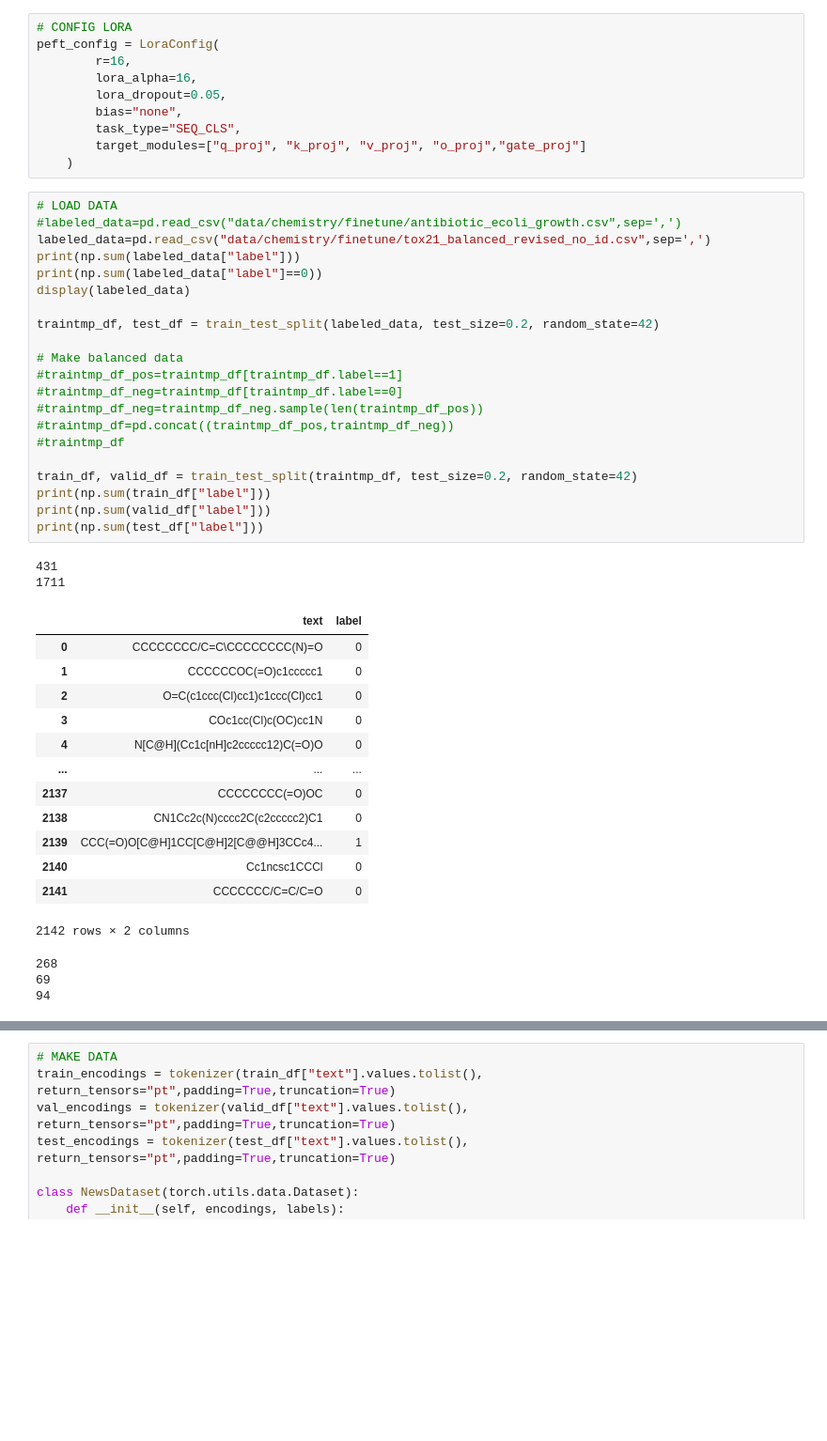
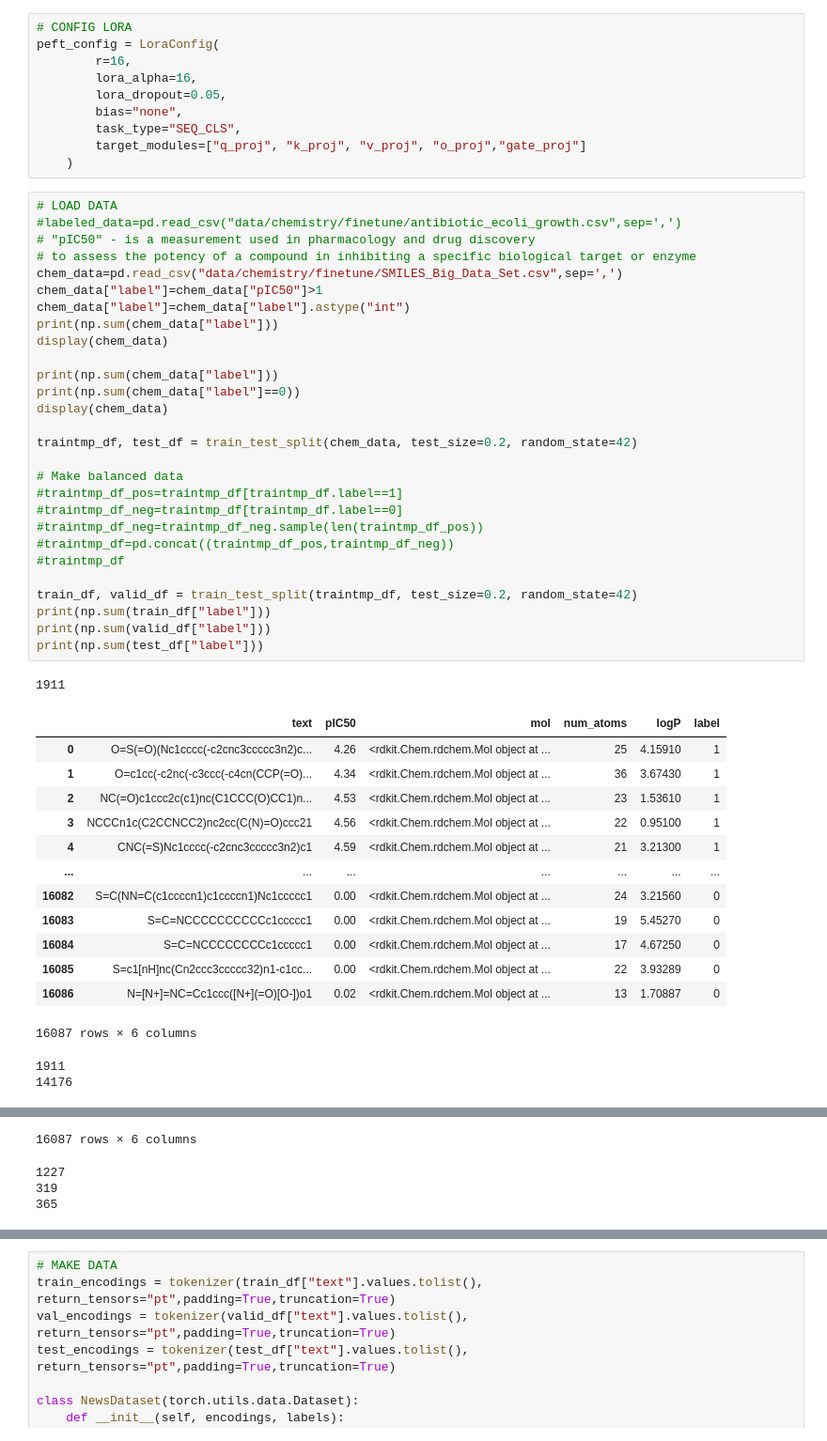
Before and after one commit to raphaelmourad/Mistral-chem, a Jupyter notebook: scriptPython/script_finetune_mistral_chem.ipynb, the cells around one changed output, grey strips where cells are left out. Shown: that part at 94% size. Saved outputs shown, nothing was run; the diff lists cells and outputs as text; blank space fills up the shorter version.

```diff
--- a/scriptPython/script_finetune_mistral_chem.ipynb
+++ b/scriptPython/script_finetune_mistral_chem.ipynb
@@ -180,40 +159,45 @@ peft_config = LoraConfig(
 # %%
 # LOAD DATA
 #labeled_data=pd.read_csv("data/chemistry/finetune/antibiotic_ecoli_growth.csv",sep=',')
-labeled_data=pd.read_csv("data/chemistry/finetune/tox21_balanced_revised_no_id.csv",sep=',')
-print(np.sum(labeled_data["label"]))
-print(np.sum(labeled_data["label"]==0))
-display(labeled_data)
+# "pIC50" - is a measurement used in pharmacology and drug discovery
+# to assess the potency of a compound in inhibiting a specific biological target or enzyme
+chem_data=pd.read_csv("data/chemistry/finetune/SMILES_Big_Data_Set.csv",sep=',')
+chem_data["label"]=chem_data["pIC50"]>1
+chem_data["label"]=chem_data["label"].astype("int")
+print(np.sum(chem_data["label"]))
+display(chem_data)
 
-traintmp_df, test_df = train_test_split(labeled_data, test_size=0.2, random_state=42)
+print(np.sum(chem_data["label"]))
+print(np.sum(chem_data["label"]==0))
+display(chem_data)
+
+traintmp_df, test_df = train_test_split(chem_data, test_size=0.2, random_state=42)
 
 # Make balanced data
 #traintmp_df_pos=traintmp_df[traintmp_df.label==1]
 #traintmp_df_neg=traintmp_df[traintmp_df.label==0]
 #traintmp_df_neg=traintmp_df_neg.sample(len(traintmp_df_pos))
 #traintmp_df=pd.concat((traintmp_df_pos,traintmp_df_neg))
 #traintmp_df
 
 train_df, valid_df = train_test_split(traintmp_df, test_size=0.2, random_state=42)
 print(np.sum(train_df["label"]))
 print(np.sum(valid_df["label"]))
 print(np.sum(test_df["label"]))
 # %% [output]
-431
-1711
+1911
-|  | text | label |
-| 0 | CCCCCCCC/C=C\CCCCCCCC(N)=O | 0 |
-| 1 | CCCCCCOC(=O)c1ccccc1 | 0 |
-| 2 | O=C(c1ccc(Cl)cc1)c1ccc(Cl)cc1 | 0 |
-| 3 | COc1cc(Cl)c(OC)cc1N | 0 |
-| 4 | N[C@H](Cc1c[nH]c2ccccc12)C(=O)O | 0 |
-| ... | ... | ... |
-| 2137 | CCCCCCCC(=O)OC | 0 |
-| 2138 | CN1Cc2c(N)cccc2C(c2ccccc2)C1 | 0 |
-| 2139 | CCC(=O)O[C@H]1CC[C@H]2[C@@H]3CCc4... | 1 |
-| 2140 | Cc1ncsc1CCCl | 0 |
-| 2141 | CCCCCCC/C=C/C=O | 0 |
+|  | text | pIC50 | mol | num_atoms | logP | label |
+| 0 | O=S(=O)(Nc1cccc(-c2cnc3ccccc3n2)c... | 4.26 | <rdkit.Chem.rdchem.Mol object at ... | 25 | 4.15910 | 1 |
+| 1 | O=c1cc(-c2nc(-c3ccc(-c4cn(CCP(=O)... | 4.34 | <rdkit.Chem.rdchem.Mol object at ... | 36 | 3.67430 | 1 |
+| 2 | NC(=O)c1ccc2c(c1)nc(C1CCC(O)CC1)n... | 4.53 | <rdkit.Chem.rdchem.Mol object at ... | 23 | 1.53610 | 1 |
+| 3 | NCCCn1c(C2CCNCC2)nc2cc(C(N)=O)ccc21 | 4.56 | <rdkit.Chem.rdchem.Mol object at ... | 22 | 0.95100 | 1 |
+| 4 | CNC(=S)Nc1cccc(-c2cnc3ccccc3n2)c1 | 4.59 | <rdkit.Chem.rdchem.Mol object at ... | 21 | 3.21300 | 1 |
+| ... | ... | ... | ... | ... | ... | ... |
+| 16082 | S=C(NN=C(c1ccccn1)c1ccccn1)Nc1ccccc1 | 0.00 | <rdkit.Chem.rdchem.Mol object at ... | 24 | 3.21560 | 0 |
+| 16083 | S=C=NCCCCCCCCCCc1ccccc1 | 0.00 | <rdkit.Chem.rdchem.Mol object at ... | 19 | 5.45270 | 0 |
+| 16084 | S=C=NCCCCCCCCc1ccccc1 | 0.00 | <rdkit.Chem.rdchem.Mol object at ... | 17 | 4.67250 | 0 |
+| 16085 | S=c1[nH]nc(Cn2ccc3ccccc32)n1-c1cc... | 0.00 | <rdkit.Chem.rdchem.Mol object at ... | 22 | 3.93289 | 0 |
+| 16086 | N=[N+]=NC=Cc1ccc([N+](=O)[O-])o1 | 0.02 | <rdkit.Chem.rdchem.Mol object at ... | 13 | 1.70887 | 0 |
-2142 rows × 2 columns
+16087 rows × 6 columns
-268
-69
-94
+1911
+14176
@@ -220,3 +216,7 @@ print(np.sum(test_df["label"]))
+16087 rows × 6 columns
+1227
+319
+365
 # %%
 # LOAD TOKENIZER
 tokenizer = AutoTokenizer.from_pretrained(model_name, trust_remote_code=True)
```
Also changed, not shown: parts of 7 cells of this notebook, 1 other file.
